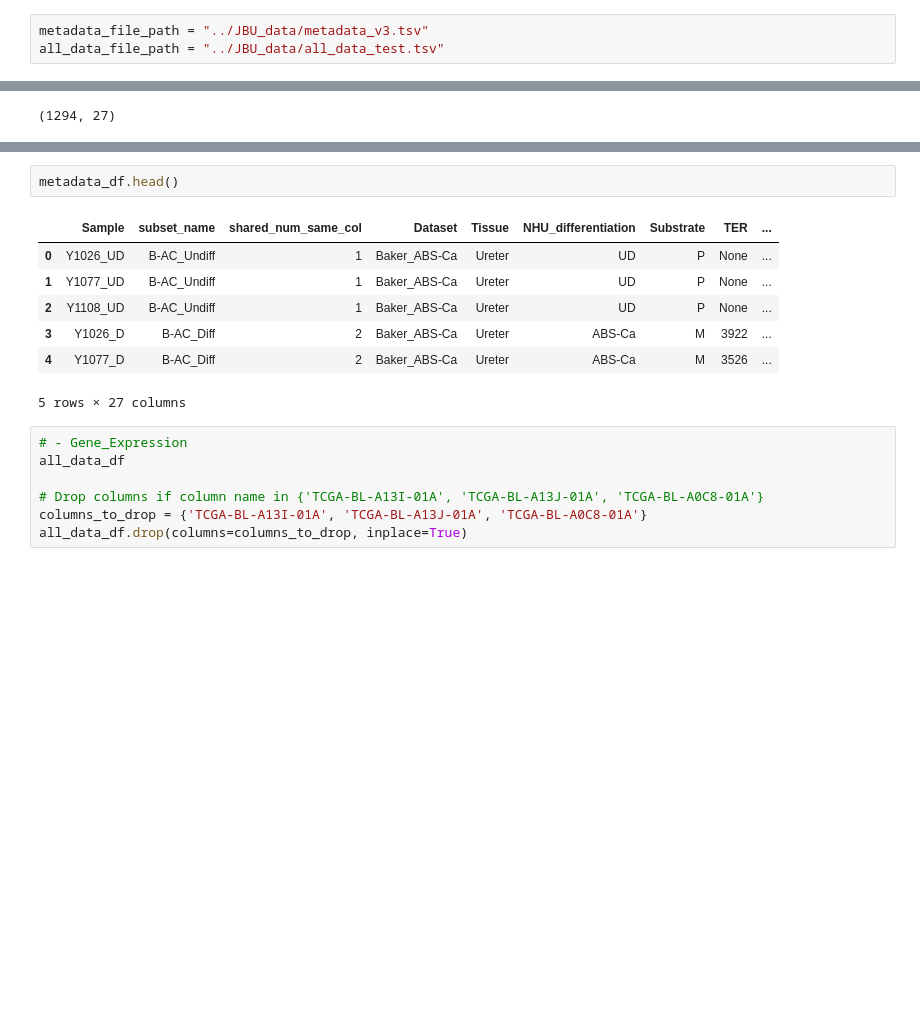
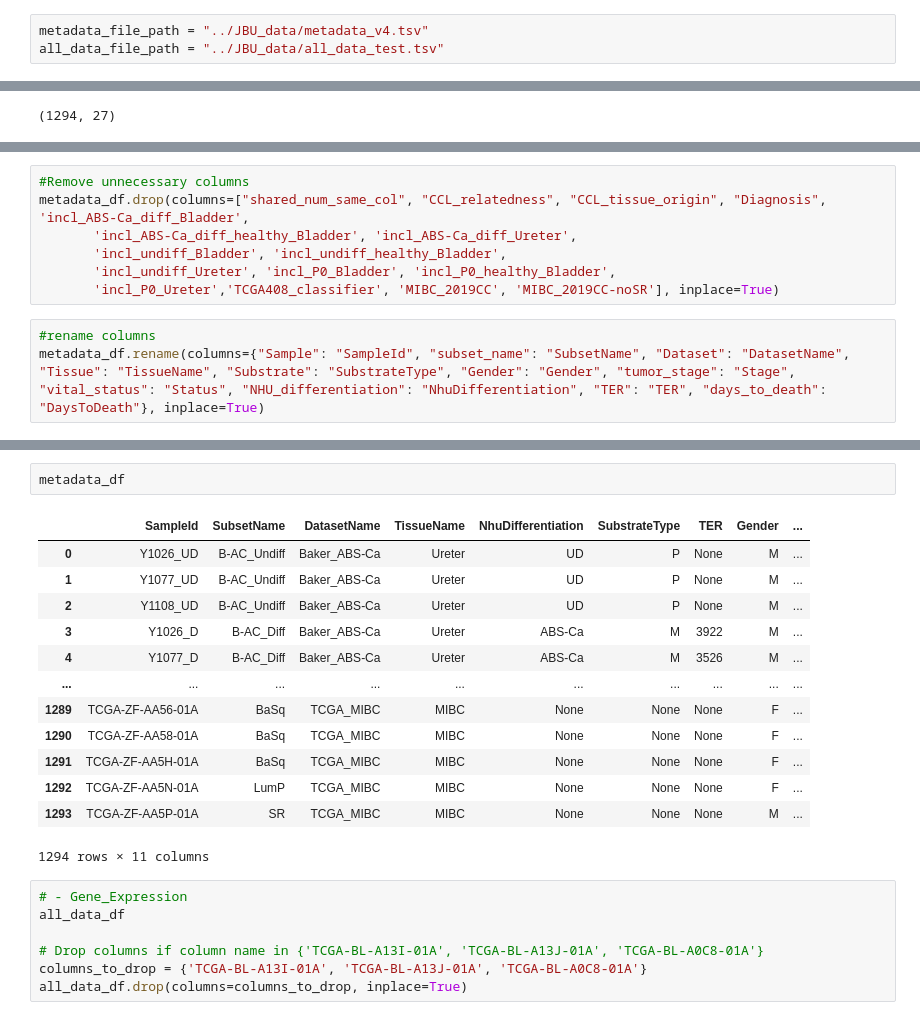
Before and after one commit to uoy-research/urotheliome-dash, a Jupyter notebook: db-generation/import_data.ipynb, the cells around one changed output, grey strips where cells are left out. Drawn from its saved outputs; the diff is of its cells as text; blank space fills up the shorter version.

Commit message:
Update to Pascal Case; Rewrite import_data to stay consistent in database import

```diff
--- a/db-generation/import_data.ipynb
+++ b/db-generation/import_data.ipynb
@@ -17,5 +24,5 @@ conn.execute("PRAGMA foreign_keys = ON;")
 # %%
-metadata_file_path = "../JBU_data/metadata_v3.tsv"
+metadata_file_path = "../JBU_data/metadata_v4.tsv"
 all_data_file_path = "../JBU_data/all_data_test.tsv"
 # %%
 def load_metadata_tsv(file_path):
@@ -324 +344,11 @@ metadata_df.shape
+# %%
+#Remove unnecessary columns
+metadata_df.drop(columns=["shared_num_same_col", "CCL_relatedness", "CCL_tissue_origin", "Diagnosis", 'incl_ABS-Ca_diff_Bladder',
+       'incl_ABS-Ca_diff_healthy_Bladder', 'incl_ABS-Ca_diff_Ureter',
+       'incl_undiff_Bladder', 'incl_undiff_healthy_Bladder',
+       'incl_undiff_Ureter', 'incl_P0_Bladder', 'incl_P0_healthy_Bladder',
+       'incl_P0_Ureter','TCGA408_classifier', 'MIBC_2019CC', 'MIBC_2019CC-noSR'], inplace=True)
+# %%
+#rename columns
+metadata_df.rename(columns={"Sample": "SampleId", "subset_name": "SubsetName", "Dataset": "DatasetName", "Tissue": "TissueName", "Substrate": "SubstrateType", "Gender": "Gender", "tumor_stage": "Stage", "vital_status": "Status", "NHU_differentiation": "NhuDifferentiation", "TER": "TER", "days_to_death": "DaysToDeath"}, inplace=True)
 # %%
@@ -335,13 +370,19 @@ for _, row in metadata_df.iterrows():
 # %%
-metadata_df.head()
+metadata_df
 # %% [output]
-|  | Sample | subset_name | shared_num_same_col | Dataset | Tissue | NHU_differentiation | Substrate | TER | ... |
-| 0 | Y1026_UD | B-AC_Undiff | 1 | Baker_ABS-Ca | Ureter | UD | P | None | ... |
-| 1 | Y1077_UD | B-AC_Undiff | 1 | Baker_ABS-Ca | Ureter | UD | P | None | ... |
-| 2 | Y1108_UD | B-AC_Undiff | 1 | Baker_ABS-Ca | Ureter | UD | P | None | ... |
-| 3 | Y1026_D | B-AC_Diff | 2 | Baker_ABS-Ca | Ureter | ABS-Ca | M | 3922 | ... |
-| 4 | Y1077_D | B-AC_Diff | 2 | Baker_ABS-Ca | Ureter | ABS-Ca | M | 3526 | ... |
+|  | SampleId | SubsetName | DatasetName | TissueName | NhuDifferentiation | SubstrateType | TER | Gender | ... |
+| 0 | Y1026_UD | B-AC_Undiff | Baker_ABS-Ca | Ureter | UD | P | None | M | ... |
+| 1 | Y1077_UD | B-AC_Undiff | Baker_ABS-Ca | Ureter | UD | P | None | M | ... |
+| 2 | Y1108_UD | B-AC_Undiff | Baker_ABS-Ca | Ureter | UD | P | None | M | ... |
+| 3 | Y1026_D | B-AC_Diff | Baker_ABS-Ca | Ureter | ABS-Ca | M | 3922 | M | ... |
+| 4 | Y1077_D | B-AC_Diff | Baker_ABS-Ca | Ureter | ABS-Ca | M | 3526 | M | ... |
+| ... | ... | ... | ... | ... | ... | ... | ... | ... | ... |
+| 1289 | TCGA-ZF-AA56-01A | BaSq | TCGA_MIBC | MIBC | None | None | None | F | ... |
+| 1290 | TCGA-ZF-AA58-01A | BaSq | TCGA_MIBC | MIBC | None | None | None | F | ... |
+| 1291 | TCGA-ZF-AA5H-01A | BaSq | TCGA_MIBC | MIBC | None | None | None | F | ... |
+| 1292 | TCGA-ZF-AA5N-01A | LumP | TCGA_MIBC | MIBC | None | None | None | F | ... |
+| 1293 | TCGA-ZF-AA5P-01A | SR | TCGA_MIBC | MIBC | None | None | None | M | ... |
-5 rows × 27 columns
+1294 rows × 11 columns
 # %%
 # - Gene_Expression
 all_data_df
```
Also changed, not shown: parts of 29 cells of this notebook, 1 other file.
